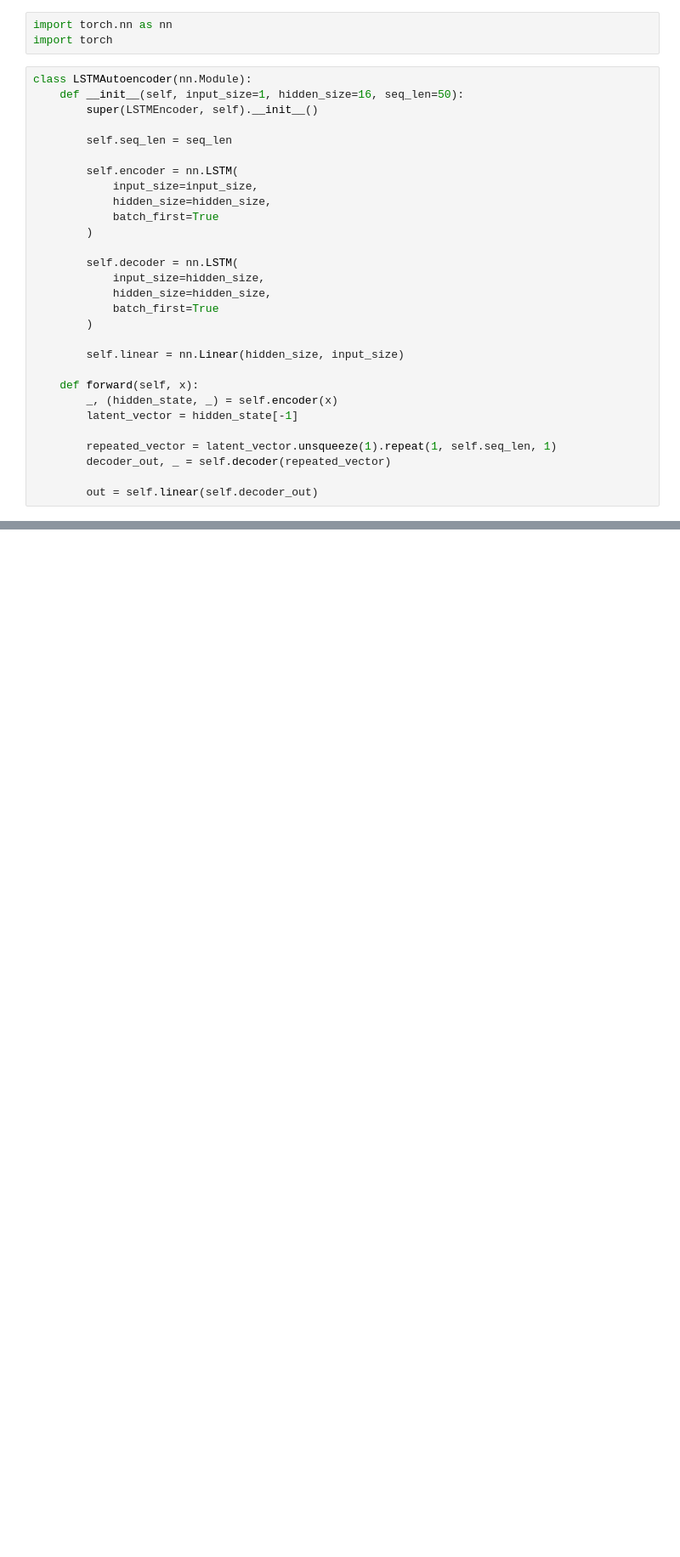
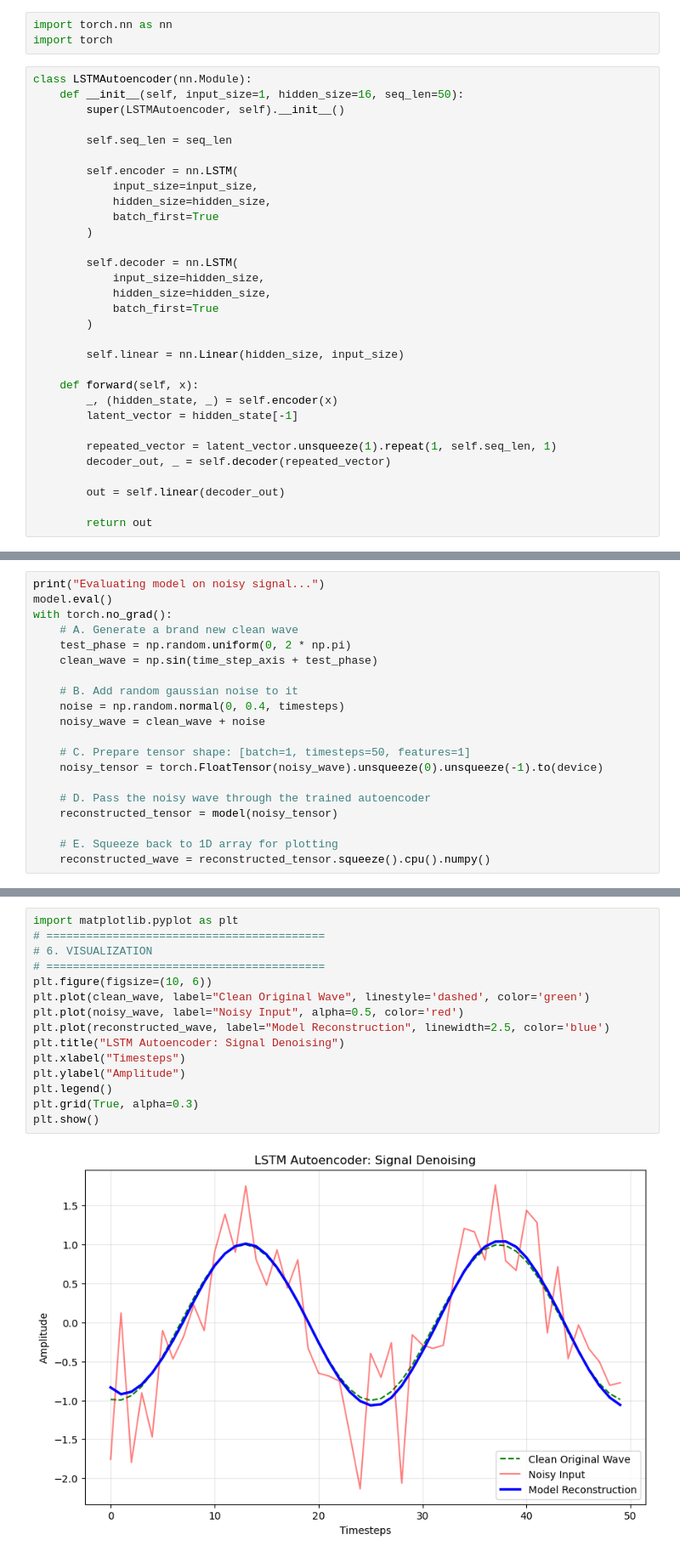
Before and after one commit to Praveenk2324/ML-Coding, a Jupyter notebook: Autoencoders.ipynb, the cells around one changed output, grey strips where cells are left out. Shown at 85% size. Saved outputs shown, nothing was run; the diff lists cells and outputs as text; blank space fills up the shorter version.

```diff
--- a/Autoencoders.ipynb
+++ b/Autoencoders.ipynb
@@ -33,7 +40,7 @@ import torch
 # %%
 class LSTMAutoencoder(nn.Module):
     def __init__(self, input_size=1, hidden_size=16, seq_len=50):
-        super(LSTMEncoder, self).__init__()
+        super(LSTMAutoencoder, self).__init__()
 
         self.seq_len = seq_len
 
@@ -58,6 +65,8 @@ class LSTMAutoencoder(nn.Module):
         repeated_vector = latent_vector.unsqueeze(1).repeat(1, self.seq_len, 1)
         decoder_out, _ = self.decoder(repeated_vector)
 
-        out = self.linear(self.decoder_out)
+        out = self.linear(decoder_out)
+
+        return out
 # %%
 device = torch.device('cuda' if torch.cuda.is_available() else 'cpu')
@@ -64,0 +101,20 @@ model = LSTMAutoencoder(input_size=features, hidden_size=latent_size)
+# %%
+print("Evaluating model on noisy signal...")
+model.eval()
+with torch.no_grad():
+    # A. Generate a brand new clean wave
+    test_phase = np.random.uniform(0, 2 * np.pi)
+    clean_wave = np.sin(time_step_axis + test_phase)
+
+    # B. Add random gaussian noise to it
+    noise = np.random.normal(0, 0.4, timesteps)
+    noisy_wave = clean_wave + noise
+
+    # C. Prepare tensor shape: [batch=1, timesteps=50, features=1]
+    noisy_tensor = torch.FloatTensor(noisy_wave).unsqueeze(0).unsqueeze(-1).to(device)
+
+    # D. Pass the noisy wave through the trained autoencoder
+    reconstructed_tensor = model(noisy_tensor)
+
+    # E. Squeeze back to 1D array for plotting
+    reconstructed_wave = reconstructed_tensor.squeeze().cpu().numpy()
@@ -64,0 +123,17 @@ model = LSTMAutoencoder(input_size=features, hidden_size=latent_size)
+# %%
+import matplotlib.pyplot as plt
+# ==========================================
+# 6. VISUALIZATION
+# ==========================================
+plt.figure(figsize=(10, 6))
+plt.plot(clean_wave, label="Clean Original Wave", linestyle='dashed', color='green')
+plt.plot(noisy_wave, label="Noisy Input", alpha=0.5, color='red')
+plt.plot(reconstructed_wave, label="Model Reconstruction", linewidth=2.5, color='blue')
+plt.title("LSTM Autoencoder: Signal Denoising")
+plt.xlabel("Timesteps")
+plt.ylabel("Amplitude")
+plt.legend()
+plt.grid(True, alpha=0.3)
+plt.show()
+# %% [output]
+[figure, added]
```
Also changed, not shown: parts of 4 cells of this notebook.
